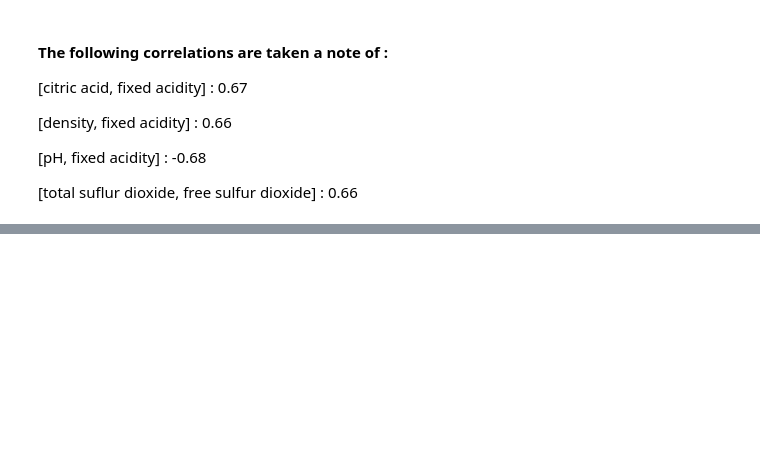
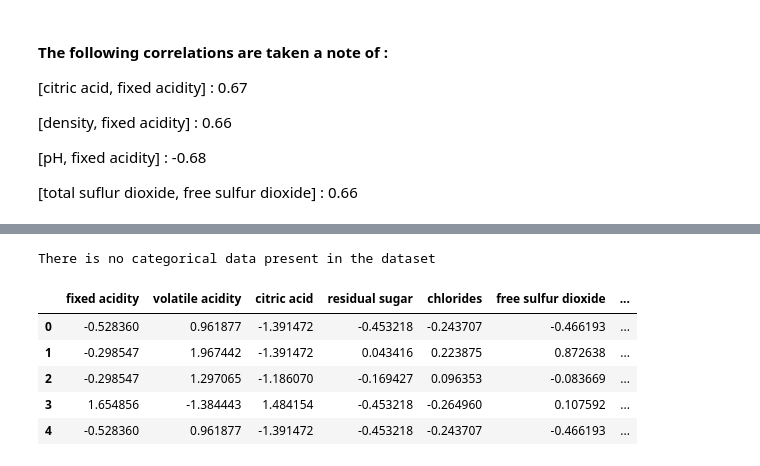
Before and after one commit to abhi-11nav/Wine-Quality-Prediction, a Jupyter notebook: Wine_Quality_prediction.ipynb, the cells around one changed output, grey strips where cells are left out. Drawn from its saved outputs; the diff is of its cells as text; code cells hidden in the pictures; blank space fills up the shorter version.

```diff
--- a/Wine_Quality_prediction.ipynb
+++ b/Wine_Quality_prediction.ipynb
@@ -107,0 +124,34 @@ dataset.corr()
+# %%
+# Filtering for categorical and numeric data
+
+cat_data_len = 0
+for cols in dataset.columns:
+  if type(dataset[cols][0]) == str:
+    cat_data_len+=1
+if type(dataset[cols][0]) == str:
+  print("There is categorical data present in the dataset")
+else:
+  print("There is no categorical data present in the dataset")
+# %% [output]
+There is no categorical data present in the dataset
+# %%
+# Let us divide out data into dependent and independent variables
+
+X = dataset.drop("quality",axis=1)
+y = dataset["quality"]
+# %%
+# Let us scale our data using the StandardScaler
+
+from sklearn.preprocessing import StandardScaler
+
+scaler = StandardScaler()
+X = pd.DataFrame(scaler.fit_transform(X),columns=X.columns)
+# %%
+X.head()
+# %% [output]
+|  | fixed acidity | volatile acidity | citric acid | residual sugar | chlorides | free sulfur dioxide | ... |
+| 0 | -0.528360 | 0.961877 | -1.391472 | -0.453218 | -0.243707 | -0.466193 | ... |
+| 1 | -0.298547 | 1.967442 | -1.391472 | 0.043416 | 0.223875 | 0.872638 | ... |
+| 2 | -0.298547 | 1.297065 | -1.186070 | -0.169427 | 0.096353 | -0.083669 | ... |
+| 3 | 1.654856 | -1.384443 | 1.484154 | -0.453218 | -0.264960 | 0.107592 | ... |
+| 4 | -0.528360 | 0.961877 | -1.391472 | -0.453218 | -0.243707 | -0.466193 | ... |
```
Also changed, not shown: parts of 10 cells of this notebook.
